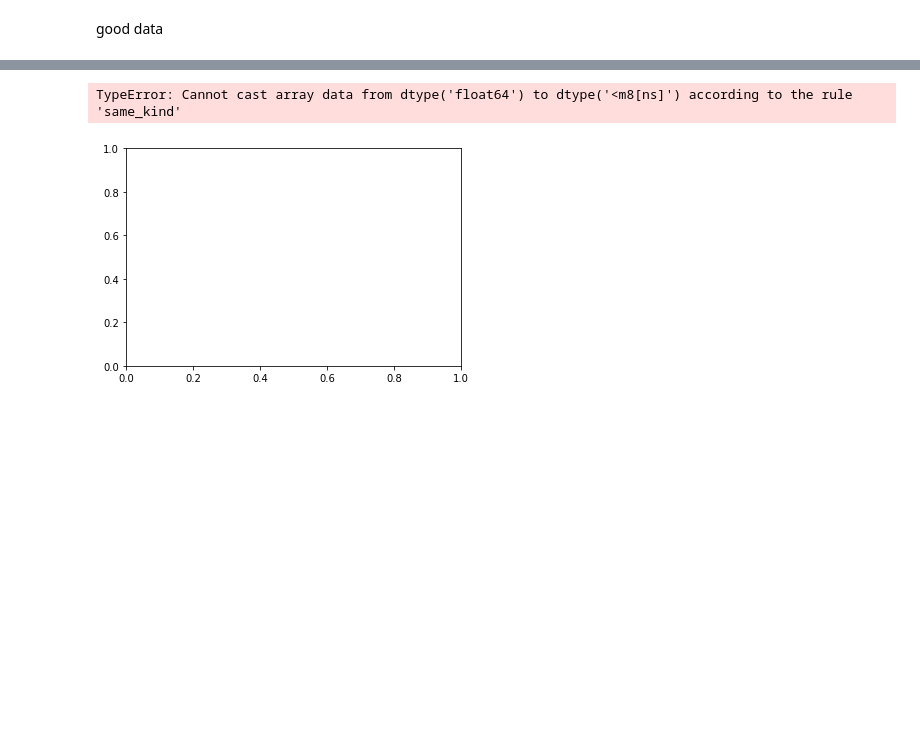
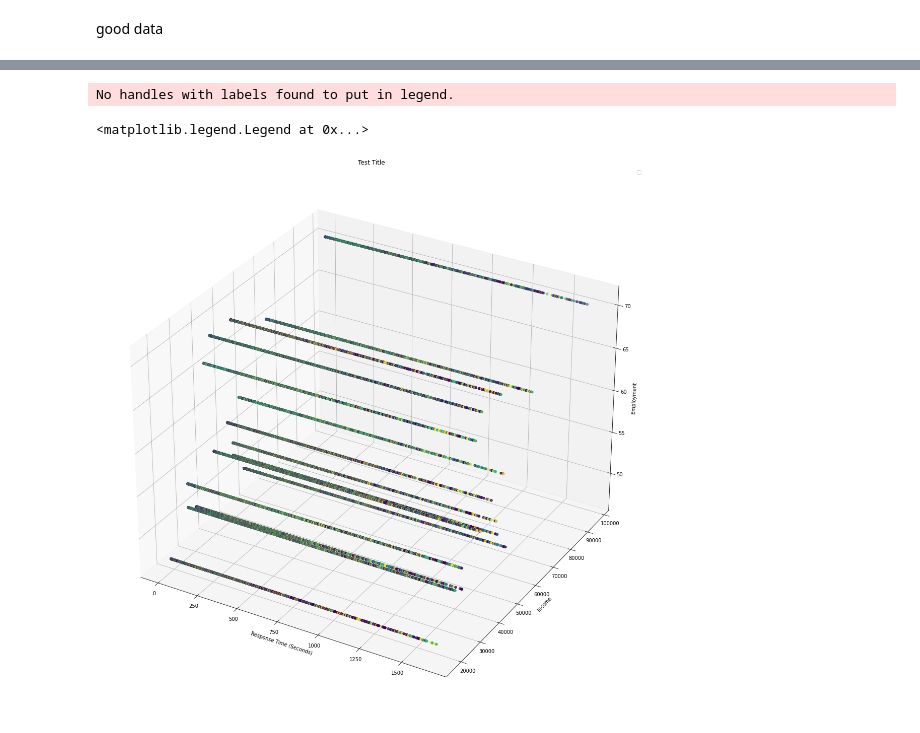
Before and after one commit to M-Sender/ServiceLearning, a Jupyter notebook: code/analysis.ipynb, the cells around one changed output, grey strips where cells are left out. Cells and saved outputs as stored; diff of their text form; code cells hidden in the pictures; blank space fills up the shorter version.

```diff
--- a/code/analysis.ipynb
+++ b/code/analysis.ipynb
@@ -399,5 +391,23 @@ top_Call_df.groupby('typeCall')
-# %%
-top_Call_df.plot.scatter(x="responseTime",y="Income" ,c='typeRank', cmap='viridis')
-# %% [output]
-TypeError: Cannot cast array data from dtype('float64') to dtype('<m8[ns]') according to the rule 'same_kind'
-[figure, removed]
+# %%
+#using Axes3D, plot the 3D graph of the crime rate by zipcode
+fig = plt.figure(figsize=(30,15))
+ax = Axes3D(fig)
+
+view_3d_df = top_Call_df.groupby(['Zip','TimeOfDay']).TypeText.value_counts().unstack()
+
+
+
+y = top_Call_df.Income
+x = top_Call_df.responseSeconds
+z = top_Call_df.Employment
+c = top_Call_df.typeRank
+ax.scatter(x,y,z,c=c,cmap='viridis')
+plt.title('Test Title')
+ax.set_ylabel('Income')
+ax.set_xlabel('Response Time (Seconds)')
+ax.set_zlabel('Employment')
+plt.legend()
+# %% [output]
+No handles with labels found to put in legend.
+<matplotlib.legend.Legend at 0x...>
+[figure, added]
```
Also changed, not shown: parts of 18 cells of this notebook, 1 other file.
